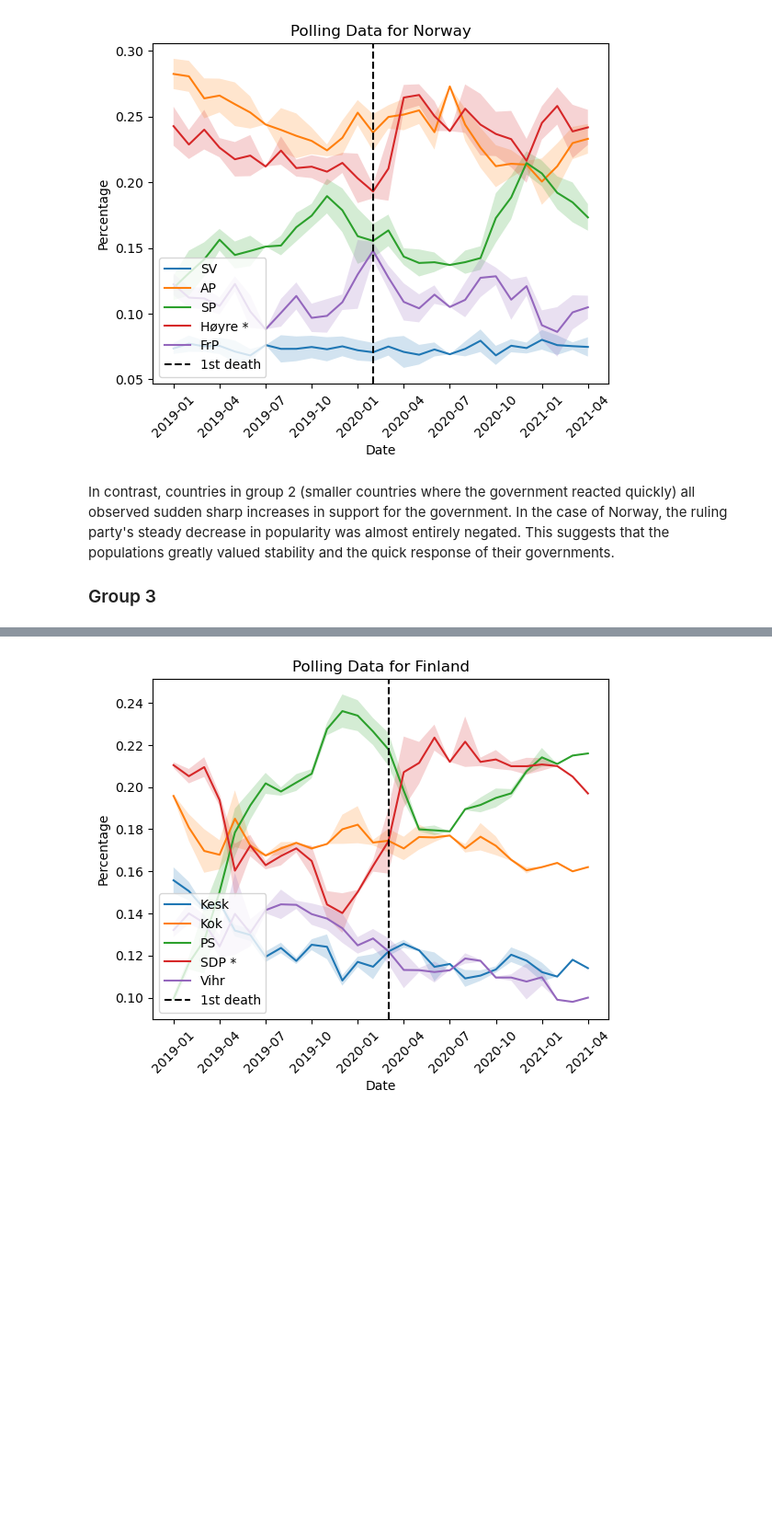
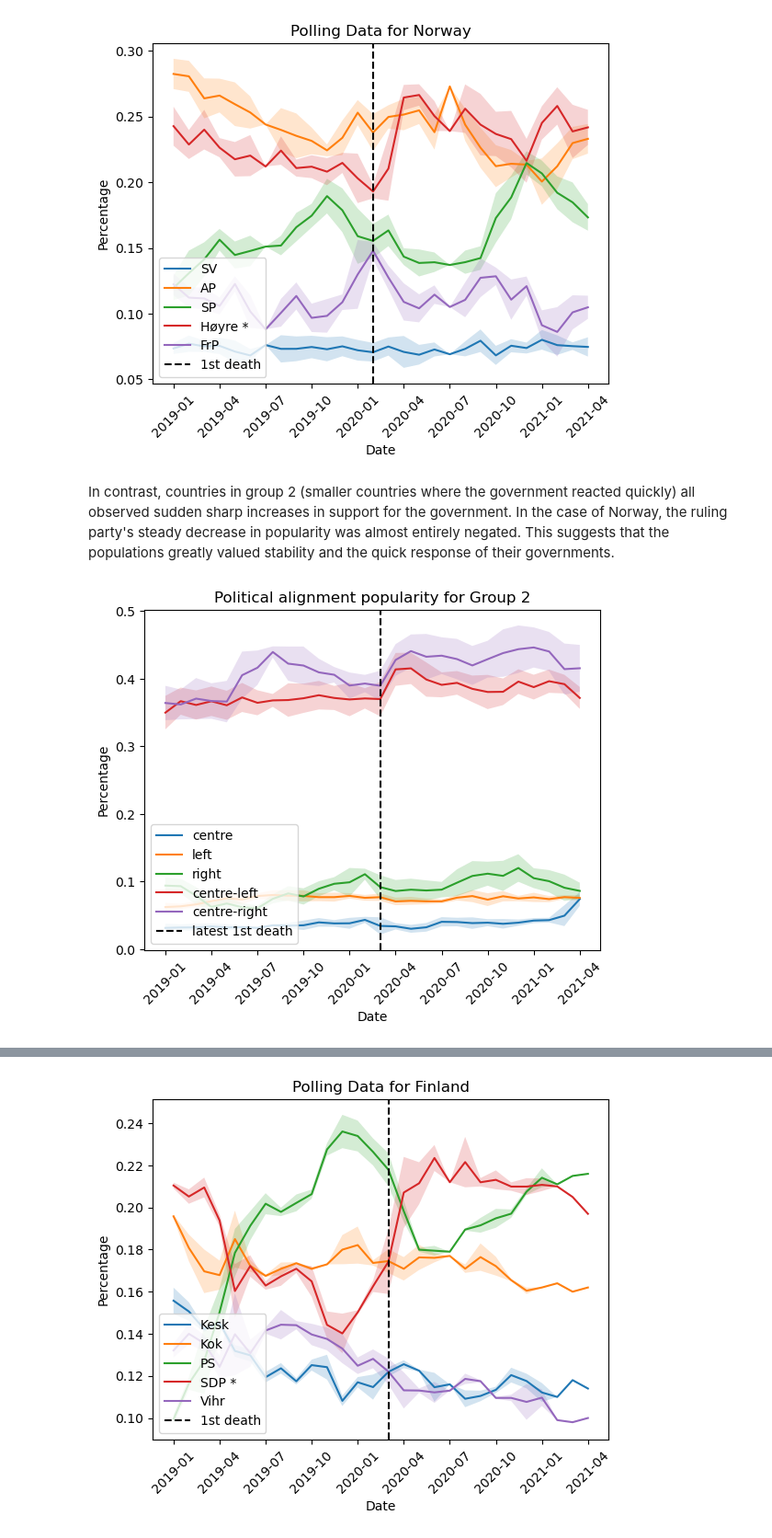
Before and after one commit to epfl-ada/ada-2022-project-zeta, a Jupyter notebook: ADAnalysis.ipynb, the cells around one changed output, grey strips where cells are left out. Shown at 92% size. Cells and saved outputs as stored; diff of their text form; code cells hidden in the pictures; blank space fills up the shorter version.

```diff
--- a/ADAnalysis.ipynb
+++ b/ADAnalysis.ipynb
@@ -138,6 +149,9 @@ We observe that for countries in group 1 (large economies), the populations reac
 # %%
+dfs_group2 = []
+
 for country in response_groups[1]:
     df = get_polling_data(country)
+    dfs_group2.append(df)
     plot_polling_data(df, country, df_dates)
 # %% [output]
 [figure]
@@ -145,5 +159,7 @@ for country in response_groups[1]:
 [figure]
 # %% [markdown]
 In contrast, countries in group 2 (smaller countries where the government reacted quickly) all observed sudden sharp increases in support for the government. In the case of Norway, the ruling party's steady decrease in popularity was almost entirely negated. This suggests that the populations greatly valued stability and the quick response of their governments.
-
-### Group 3
+# %%
+plot_group_alignments(dfs_group2, response_groups[1], df_dates, 'Group 2')
+# %% [output]
+[figure, added]
```
Also changed, not shown: parts of 9 cells of this notebook, 1 other file.
